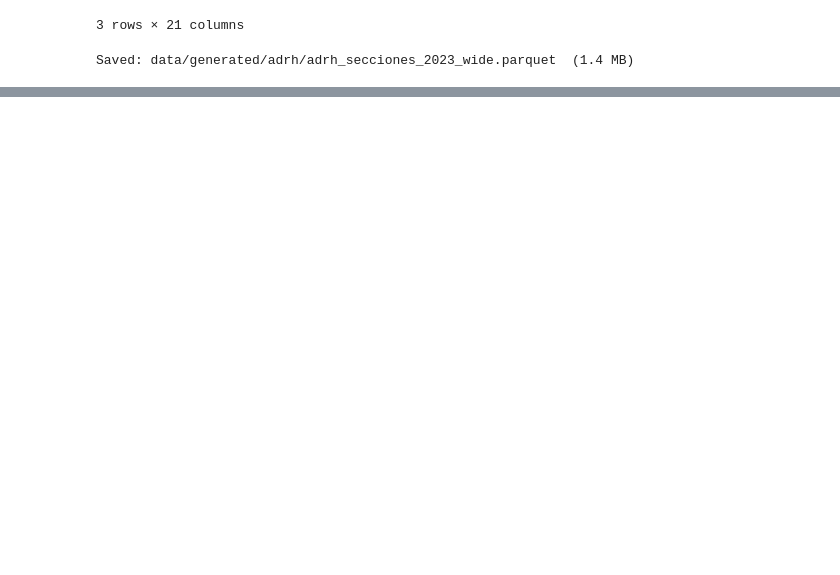
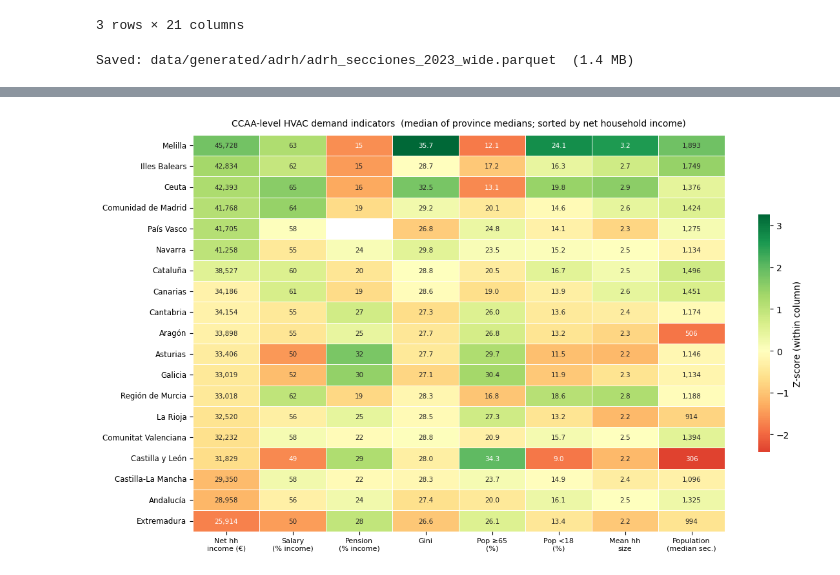
Before and after one commit to vslovik/census-spain, a Jupyter notebook: eda_adrh.ipynb, the cells around one changed output, grey strips where cells are left out. Cells and saved outputs as stored; diff of their text form; code cells hidden in the pictures; blank space fills up the shorter version.

```diff
--- a/eda_adrh.ipynb
+++ b/eda_adrh.ipynb
@@ -61,15 +64,19 @@ def read_adrh_json_raw(table_id: str) -> list:
     cache_path = CACHE_DIR / f"{table_id}.json.zst"
     if cache_path.exists():
         print(f"[cache] {table_id}.json ← {cache_path}")
-        raw = zstd.decompress(cache_path.read_bytes())
+        compressed = cache_path.read_bytes()
     else:
         print(f"[s3] {table_id}.json — downloading...")
         obj = s3.get_object(Bucket=BUCKET, Key=f"ine-adrh/raw/{table_id}.json.zst")
         compressed = obj["Body"].read()
         cache_path.write_bytes(compressed)
-        raw = zstd.decompress(compressed)
         print(f"[s3] cached to {cache_path}  ({cache_path.stat().st_size/1e6:.1f} MB)")
-    data = json.loads(raw.decode("utf-8"))
+    raw = zstd.decompress(compressed)
+    del compressed; gc.collect()          # free compressed bytes before decoding
+    text = raw.decode("utf-8")
+    del raw; gc.collect()                 # free decompressed bytes before parsing
+    data = json.loads(text)
+    del text; gc.collect()               # free string after parsing
     print(f"Loaded: {len(data):,} series objects")
     return data
 # %%
@@ -439,0 +1042,78 @@ Saved: data/generated/adrh/adrh_secciones_2023_wide.parquet  (1.4 MB)
+# %%
+# 6.3  CCAA-level heatmap — HVAC-relevant indicators, annotated
+# 17 rows (CCAAa) × 8 indicators. Colour: z-score within column.
+# Annotation: actual median values formatted per indicator type.
+
+hvac_cols = [
+    "renta_neta_media_por_hogar",
+    "fuente_de_ingreso_salario",
+    "fuente_de_ingreso_pensiones",
+    "indice_de_gini",
+    "porcentaje_de_poblacion_de_65_y_mas_anos",
+    "porcentaje_de_poblacion_menor_de_18_anos",
+    "tamano_medio_del_hogar",
+    "poblacion",
+]
+# Keep only those that are high-coverage
+hvac_cols = [c for c in hvac_cols if c in high_cov]
+
+short_labels = {
+    "renta_neta_media_por_hogar":              "Net hh\nincome (€)",
+    "fuente_de_ingreso_salario":               "Salary\n(% income)",
+    "fuente_de_ingreso_pensiones":             "Pension\n(% income)",
+    "indice_de_gini":                          "Gini",
+    "porcentaje_de_poblacion_de_65_y_mas_anos":"Pop ≥65\n(%)",
+    "porcentaje_de_poblacion_menor_de_18_anos":"Pop <18\n(%)",
+    "tamano_medio_del_hogar":                  "Mean hh\nsize",
+    "poblacion":                               "Population\n(median sec.)",
+}
+
+ccaa_heat = ccaa_agg[hvac_cols].copy()
+ccaa_heat.columns = [short_labels.get(c, c) for c in hvac_cols]
+# Sort by net household income descending
+ccaa_heat = ccaa_heat.sort_values("Net hh\nincome (€)", ascending=False)
+
+# Z-score per column for colour scale
+ccaa_z = (ccaa_heat - ccaa_heat.mean()) / ccaa_heat.std()
+
+# Annotation matrix: format each column appropriately
+def _fmt_col(col_name, series):
+    if "income" in col_name or "income" in col_name.lower() or "€" in col_name:
+        return series.map(lambda v: f"{v:,.0f}" if pd.notna(v) else "")
+    elif "Population\n" in col_name:
+        return series.map(lambda v: f"{v:,.0f}" if pd.notna(v) else "")
+    else:
+        return series.map(lambda v: f"{v:.1f}" if pd.notna(v) else "")
+
+annot_df = pd.DataFrame(
+    {col: _fmt_col(col, ccaa_heat[col]) for col in ccaa_heat.columns},
+    index=ccaa_heat.index,
+)
+
+fig, ax = plt.subplots(figsize=(12, 7))
+sns.heatmap(
+    ccaa_z, ax=ax,
+    cmap="RdYlGn", center=0,
+    linewidths=0.4, linecolor="white",
+    cbar_kws={"label": "Z-score (within column)", "shrink": 0.6},
+    annot=annot_df,
+    fmt="",
+    annot_kws={"size": 7.5},
+)
+ax.set_title(
+    "CCAA-level HVAC demand indicators  (median of province medians; sorted by net household income)",
+    pad=10, fontsize=10,
+)
+ax.set_xlabel("")
+ax.set_ylabel("")
+ax.tick_params(axis="y", labelsize=8.5)
+ax.tick_params(axis="x", labelsize=8)
+plt.tight_layout()
+plt.show()
+
+print("\nHVAC demand context by CCAA:")
+print("  High income + high salary share → affordability, service upsell potential")
+print("  High pension share + high ≥65 pop → trust-based messaging, maintenance focus")
+print("  High Gini → intra-CCAA heterogeneity; province-level targeting more important")
+# %% [output]
+[figure, added]
```
Also changed, not shown: parts of 16 cells of this notebook, 6 other files.
